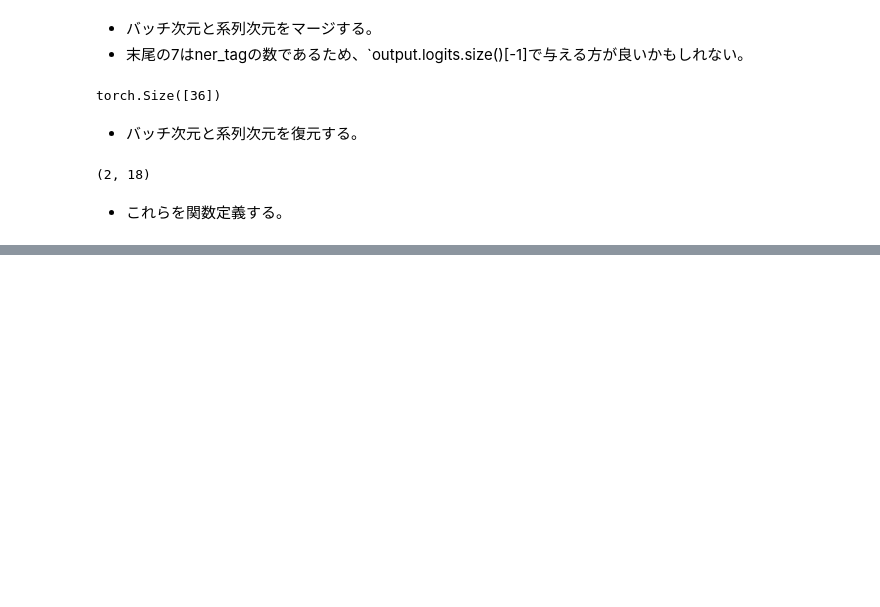
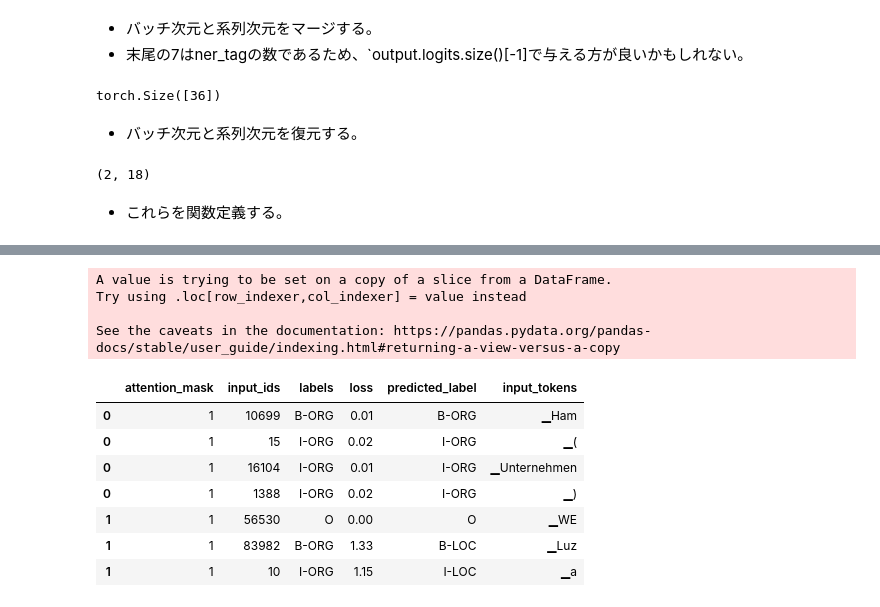
Before and after one commit to nokomoro3/book-ml-transformers, a Jupyter notebook: ml-transformers-chap04-multilingal-ner.ipynb, the cells around one changed output, grey strips where cells are left out. Saved outputs shown, nothing was run; the diff lists cells and outputs as text; code cells hidden in the pictures; blank space fills up the shorter version.

```diff
--- a/ml-transformers-chap04-multilingal-ner.ipynb
+++ b/ml-transformers-chap04-multilingal-ner.ipynb
@@ -962,0 +981,17 @@ KeyError: ignored
+# %%
+df_tokens = df_tokens.query("labels != 'IGN'") # IGNを落とす
+df_tokens["loss"] = df_tokens["loss"].astype(float).round(2) # 小数点表示を2桁にする。
+df_tokens.head(7)
+# %% [output]
+A value is trying to be set on a copy of a slice from a DataFrame.
+Try using .loc[row_indexer,col_indexer] = value instead
+
+See the caveats in the documentation: https://pandas.pydata.org/pandas-docs/stable/user_guide/indexing.html#returning-a-view-versus-a-copy
+|  | attention_mask | input_ids | labels | loss | predicted_label | input_tokens |
+| 0 | 1 | 10699 | B-ORG | 0.01 | B-ORG | ▁Ham |
+| 0 | 1 | 15 | I-ORG | 0.02 | I-ORG | ▁( |
+| 0 | 1 | 16104 | I-ORG | 0.01 | I-ORG | ▁Unternehmen |
+| 0 | 1 | 1388 | I-ORG | 0.02 | I-ORG | ▁) |
+| 1 | 1 | 56530 | O | 0.00 | O | ▁WE |
+| 1 | 1 | 83982 | B-ORG | 1.33 | B-LOC | ▁Luz |
+| 1 | 1 | 10 | I-ORG | 1.15 | I-LOC | ▁a |
```
Also changed, not shown: parts of 10 cells of this notebook.
